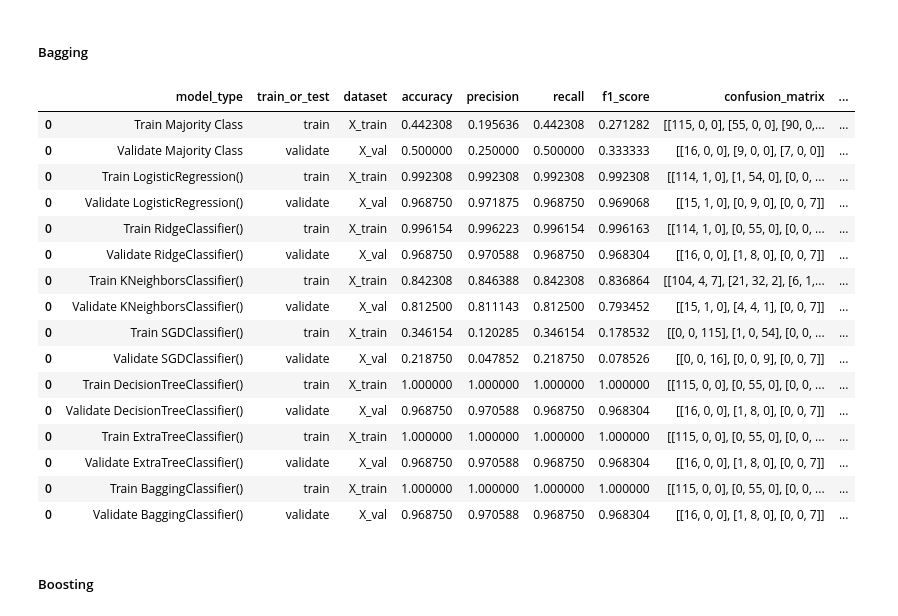
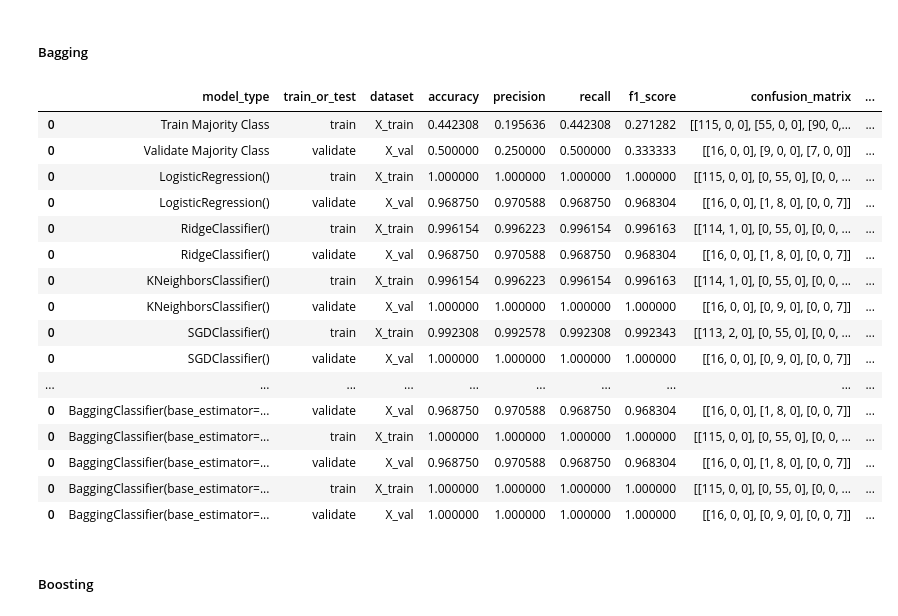
Before and after one commit to emekdahl/machine_learning_template, a Jupyter notebook: machine_learning_template.ipynb, the cells around one changed output. Drawn from its saved outputs; the diff is of its cells as text; code cells hidden in the pictures.

```diff
--- a/machine_learning_template.ipynb
+++ b/machine_learning_template.ipynb
@@ -423,7 +428,8 @@ data.head()
 # %% [markdown]
 ##### Normalization of a Single Column
 # %%
-# data['normalized_label'] = (data[continuous_label] - data[continuous_label].min()) / (data[continuous_label].max() - data[continuous_label].min())
+for column in numeric_column_names:
+  data[column] = (data[column] - data[column].min()) / (data[column].max() - data[column].min())
 # %% [markdown]
 ##### Standardization of a Single Column
 # %%
@@ -603,8 +609,8 @@ class BasicModelsWithDefaults:
       y_pred_train = model.predict(self._data['X_train'])
       y_pred_val = model.predict(self._data['X_val'])
       # (y_true, y_pred, train_or_test, experiment_type, model_description, dataset, model_tracker)
-      self._model_tracker = perf_eval.report_performance(self._data['y_train'], y_pred_train, 'train', self._experiment_type, f'Train {model}', 'X_train' , self._model_tracker)
-      self._model_tracker = perf_eval.report_performance(self._data['y_val'], y_pred_val, 'validate', self._experiment_type, f'Validate {model}', 'X_val' , self._model_tracker)
+      self._model_tracker = perf_eval.report_performance(self._data['y_train'], y_pred_train, 'train', self._experiment_type, f'{model}', 'X_train' , self._model_tracker)
+      self._model_tracker = perf_eval.report_performance(self._data['y_val'], y_pred_val, 'validate', self._experiment_type, f'{model}', 'X_val' , self._model_tracker)
     return self._model_tracker
 # %%
 class Ensemble:
@@ -703,7 +709,7 @@ model_tracker
 # %% [markdown]
 ##### Default Parameters
 # %%
-clf_models = [LogisticRegression(), RidgeClassifier(), KNeighborsClassifier(), SGDClassifier(), DecisionTreeClassifier(), ExtraTreeClassifier()]
+clf_models = [LogisticRegression(), RidgeClassifier(), KNeighborsClassifier(), SGDClassifier(), DecisionTreeClassifier()]
 clf_models_with_defaults = BasicModelsWithDefaults(clf_models, experiment_data, model_tracker, 'classification')
 clf_models_with_defaults.fit()
 model_tracker = clf_models_with_defaults.predict()
@@ -734,29 +731,29 @@ Please also refer to the documentation for alternative solver options:
 # %% [markdown]
 ##### Bagging
 # %%
-clf_bagging_models = [RandomForestClassifier(), BaggingClassifier(base_estimator=KNeighborsClassifier()), BaggingClassifier(base_estimator=SVC()), BaggingClassifier(base_estimator=DecisionTreeClassifier()), BaggingClassifier(base_estimator=ExtraTreeClassifier())]
+clf_bagging_models = [BaggingClassifier(base_estimator=KNeighborsClassifier()), BaggingClassifier(base_estimator=SVC()), BaggingClassifier(base_estimator=DecisionTreeClassifier()), BaggingClassifier(base_estimator=ExtraTreeClassifier())]
 clf_bagging_models_with_defaults = BasicModelsWithDefaults(clf_bagging_models, experiment_data, model_tracker, 'classification')
 clf_bagging_models_with_defaults.fit()
 model_tracker = clf_bagging_models_with_defaults.predict()
 model_tracker
 # %% [output]
 |  | model_type | train_or_test | dataset | accuracy | precision | recall | f1_score | confusion_matrix | ... |
 | 0 | Train Majority Class | train | X_train | 0.442308 | 0.195636 | 0.442308 | 0.271282 | [[115, 0, 0], [55, 0, 0], [90, 0,... | ... |
 | 0 | Validate Majority Class | validate | X_val | 0.500000 | 0.250000 | 0.500000 | 0.333333 | [[16, 0, 0], [9, 0, 0], [7, 0, 0]] | ... |
-| 0 | Train LogisticRegression() | train | X_train | 0.992308 | 0.992308 | 0.992308 | 0.992308 | [[114, 1, 0], [1, 54, 0], [0, 0, ... | ... |
-| 0 | Validate LogisticRegression() | validate | X_val | 0.968750 | 0.971875 | 0.968750 | 0.969068 | [[15, 1, 0], [0, 9, 0], [0, 0, 7]] | ... |
-| 0 | Train RidgeClassifier() | train | X_train | 0.996154 | 0.996223 | 0.996154 | 0.996163 | [[114, 1, 0], [0, 55, 0], [0, 0, ... | ... |
-| 0 | Validate RidgeClassifier() | validate | X_val | 0.968750 | 0.970588 | 0.968750 | 0.968304 | [[16, 0, 0], [1, 8, 0], [0, 0, 7]] | ... |
-| 0 | Train KNeighborsClassifier() | train | X_train | 0.842308 | 0.846388 | 0.842308 | 0.836864 | [[104, 4, 7], [21, 32, 2], [6, 1,... | ... |
-| 0 | Validate KNeighborsClassifier() | validate | X_val | 0.812500 | 0.811143 | 0.812500 | 0.793452 | [[15, 1, 0], [4, 4, 1], [0, 0, 7]] | ... |
-| 0 | Train SGDClassifier() | train | X_train | 0.346154 | 0.120285 | 0.346154 | 0.178532 | [[0, 0, 115], [1, 0, 54], [0, 0, ... | ... |
-| 0 | Validate SGDClassifier() | validate | X_val | 0.218750 | 0.047852 | 0.218750 | 0.078526 | [[0, 0, 16], [0, 0, 9], [0, 0, 7]] | ... |
-| 0 | Train DecisionTreeClassifier() | train | X_train | 1.000000 | 1.000000 | 1.000000 | 1.000000 | [[115, 0, 0], [0, 55, 0], [0, 0, ... | ... |
-| 0 | Validate DecisionTreeClassifier() | validate | X_val | 0.968750 | 0.970588 | 0.968750 | 0.968304 | [[16, 0, 0], [1, 8, 0], [0, 0, 7]] | ... |
-| 0 | Train ExtraTreeClassifier() | train | X_train | 1.000000 | 1.000000 | 1.000000 | 1.000000 | [[115, 0, 0], [0, 55, 0], [0, 0, ... | ... |
-| 0 | Validate ExtraTreeClassifier() | validate | X_val | 0.968750 | 0.970588 | 0.968750 | 0.968304 | [[16, 0, 0], [1, 8, 0], [0, 0, 7]] | ... |
-| 0 | Train BaggingClassifier() | train | X_train | 1.000000 | 1.000000 | 1.000000 | 1.000000 | [[115, 0, 0], [0, 55, 0], [0, 0, ... | ... |
-| 0 | Validate BaggingClassifier() | validate | X_val | 0.968750 | 0.970588 | 0.968750 | 0.968304 | [[16, 0, 0], [1, 8, 0], [0, 0, 7]] | ... |
+| 0 | LogisticRegression() | train | X_train | 1.000000 | 1.000000 | 1.000000 | 1.000000 | [[115, 0, 0], [0, 55, 0], [0, 0, ... | ... |
+| 0 | LogisticRegression() | validate | X_val | 0.968750 | 0.970588 | 0.968750 | 0.968304 | [[16, 0, 0], [1, 8, 0], [0, 0, 7]] | ... |
+| 0 | RidgeClassifier() | train | X_train | 0.996154 | 0.996223 | 0.996154 | 0.996163 | [[114, 1, 0], [0, 55, 0], [0, 0, ... | ... |
+| 0 | RidgeClassifier() | validate | X_val | 0.968750 | 0.970588 | 0.968750 | 0.968304 | [[16, 0, 0], [1, 8, 0], [0, 0, 7]] | ... |
+| 0 | KNeighborsClassifier() | train | X_train | 0.996154 | 0.996223 | 0.996154 | 0.996163 | [[114, 1, 0], [0, 55, 0], [0, 0, ... | ... |
+| 0 | KNeighborsClassifier() | validate | X_val | 1.000000 | 1.000000 | 1.000000 | 1.000000 | [[16, 0, 0], [0, 9, 0], [0, 0, 7]] | ... |
+| 0 | SGDClassifier() | train | X_train | 0.992308 | 0.992578 | 0.992308 | 0.992343 | [[113, 2, 0], [0, 55, 0], [0, 0, ... | ... |
+| 0 | SGDClassifier() | validate | X_val | 1.000000 | 1.000000 | 1.000000 | 1.000000 | [[16, 0, 0], [0, 9, 0], [0, 0, 7]] | ... |
+| ... | ... | ... | ... | ... | ... | ... | ... | ... | ... |
+| 0 | BaggingClassifier(base_estimator=... | validate | X_val | 0.968750 | 0.970588 | 0.968750 | 0.968304 | [[16, 0, 0], [1, 8, 0], [0, 0, 7]] | ... |
+| 0 | BaggingClassifier(base_estimator=... | train | X_train | 1.000000 | 1.000000 | 1.000000 | 1.000000 | [[115, 0, 0], [0, 55, 0], [0, 0, ... | ... |
+| 0 | BaggingClassifier(base_estimator=... | validate | X_val | 0.968750 | 0.970588 | 0.968750 | 0.968304 | [[16, 0, 0], [1, 8, 0], [0, 0, 7]] | ... |
+| 0 | BaggingClassifier(base_estimator=... | train | X_train | 1.000000 | 1.000000 | 1.000000 | 1.000000 | [[115, 0, 0], [0, 55, 0], [0, 0, ... | ... |
+| 0 | BaggingClassifier(base_estimator=... | validate | X_val | 1.000000 | 1.000000 | 1.000000 | 1.000000 | [[16, 0, 0], [0, 9, 0], [0, 0, 7]] | ... |
 # %% [markdown]
 ##### Boosting
 # %%
```
Also changed, not shown: parts of 31 cells of this notebook.
